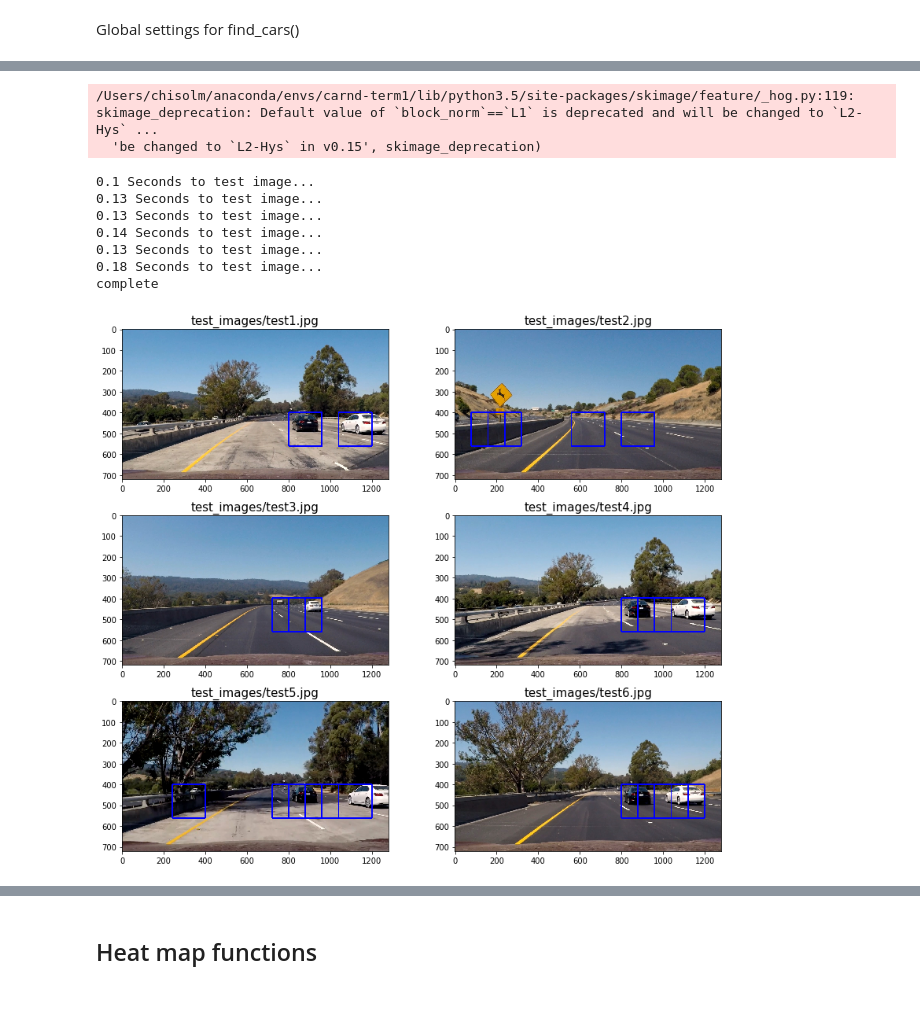
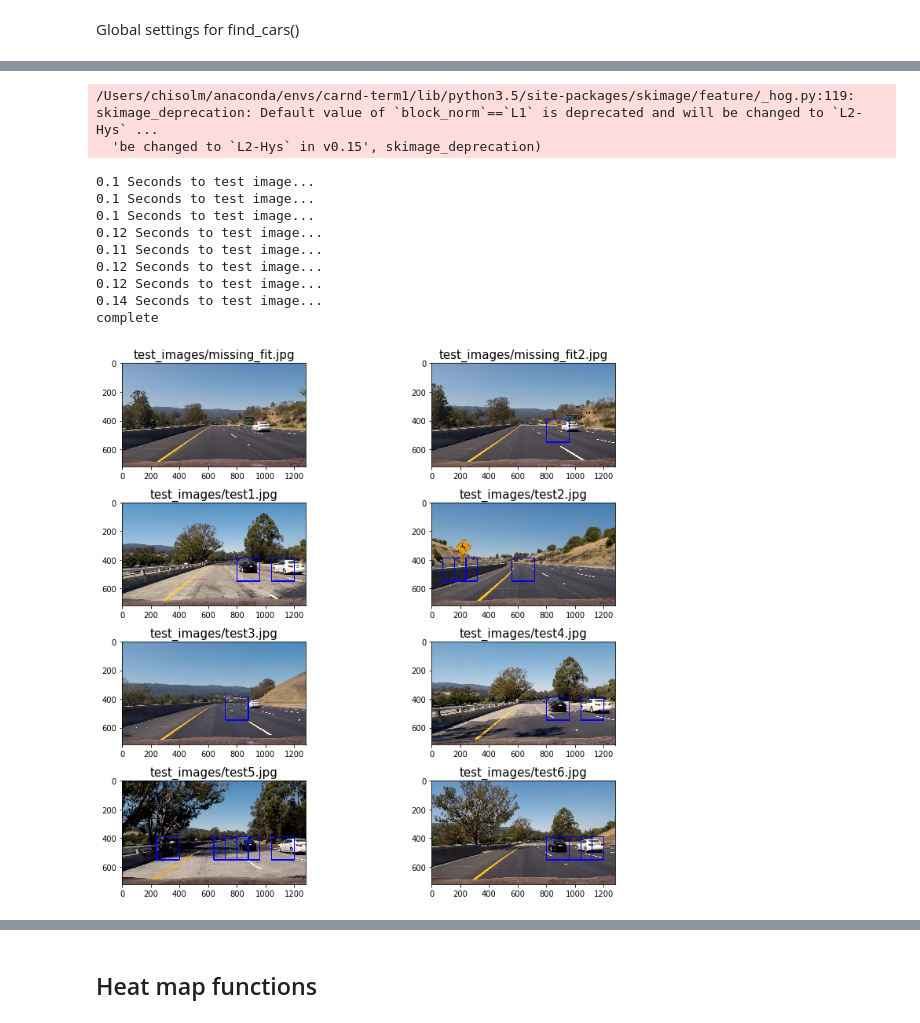
Before and after one commit to chisolm/CarND-Vehicle-Detection, a Jupyter notebook: Vehicle_Detection.ipynb, the cells around one changed output, grey strips where cells are left out. Cells and saved outputs as stored; diff of their text form; code cells hidden in the pictures.

```diff
--- a/Vehicle_Detection.ipynb
+++ b/Vehicle_Detection.ipynb
@@ -586,9 +579,14 @@ Fitting 3 folds for each of 8 candidates, totalling 24 fits
 print(clf.best_params_)
 {'C': 0.01, 'kernel': 'linear'}
 # %%
+
 # Use a linear SVC
-#svc = LinearSVC(C=.01)
-svc = SVC(kernel='rbf', gamma=1, C=1)
+#svc = LinearSVC(C=0.01)
+#svc = SVC(kernel='rbf', gamma=1, C=1)
+
+#svc = SVC(kernel='rbf', gamma=.0001, C=10)
+svc = LinearSVC(C=0.01)
+
 # Check the training time for the SVC
 t=time.time()
 svc.fit(X_train, y_train)
@@ -596,5 +594,4 @@ t2 = time.time()
 print(round(t2-t, 2), 'Seconds to train SVC...')
 # Check the score of the SVC
 print('Train Accuracy of SVC = ', round(svc.score(X_train, y_train), 4))
-
 print('Test Accuracy of SVC = ', round(svc.score(X_test, y_test), 4))
@@ -601,23 +601,0 @@ print('Test Accuracy of SVC = ', round(svc.score(X_test, y_test), 4))
-# %%
-# Split up data into randomized training and test sets
-rand_state = np.random.randint(0, 100)
-rand_state=41
-
-X_train, X_test, y_train, y_test = train_test_split(
-    scaled_X, y, test_size=0.2, random_state=rand_state)
-
-print('Using:',orient,'orientations',pix_per_cell,
-    'pixels per cell and', cell_per_block,'cells per block')
-print('Feature vector length:', len(X_train[0]))
-# Use a linear SVC
-#svc = LinearSVC(C=0.01)
-svc = SVC(kernel='rbf', gamma=.0001, C=10)
-
-# Check the training time for the SVC
-t=time.time()
-svc.fit(X_train, y_train)
-t2 = time.time()
-print(round(t2-t, 2), 'Seconds to train SVC...')
-# Check the score of the SVC
-print('Train Accuracy of SVC = ', round(svc.score(X_train, y_train), 4))
-print('Test Accuracy of SVC = ', round(svc.score(X_test, y_test), 4))
@@ -735,10 +708,12 @@ def_start = 390
 def_stop = 656
 scale = 1.5
 
-slideparam = [[1.0, def_start, 530], [1.5, def_start, 575], [2.0, def_start, 625], [2.5, def_start, 675], [3.0, def_start, 675]]
+#test
+#slideparam = [[0.5, def_start, 530], [1.0, def_start, 530], [1.25, def_start, 575], [1.5, def_start, 575], [1.75, def_start, 625], [2.0, def_start, 625], [2.5, def_start, 675], [3.0, def_start, 675]]
+slideparam = [[0.5, def_start, 530], [1.0, def_start, 530], [1.5, def_start, 575], [2.0, def_start, 625], [2.5, def_start, 675]]
 
 
-img = my_img_read('test_images/test4.jpg')
+img = my_img_read('test_images/missing_fit2.jpg')
 #img = (img * 255).astype(np.uint8)
     #print("find draw 255", np.histogram(draw_img))
 
@@ -802,32 +776,34 @@ plt.show()
 # %%
-f, axarr = plt.subplots(3, 2, figsize=(12, 10))
+f, axarr = plt.subplots(4, 2, figsize=(12, 10))
 
 for i, filename in enumerate(glob.glob('test_images/*.jpg')):
     img = my_img_read(filename)
     #print(np.histogram(img))
 
     #img= img.astype(np.float32)/255
 
     t=time.time()
     out_img = find_cars(img, ystart, ystop, scale, svc, X_scaler, orient, pix_per_cell, cell_per_block, spatial_size, hist_bins)
     t2 = time.time()
     print(round(t2-t, 2), 'Seconds to test image...')
     axarr[i//2,i%2].imshow(out_img)
     axarr[i//2,i%2].set_title(filename, fontsize=15)
 print('complete')
 f.tight_layout()
 plt.show()
 # %% [output]
 /Users/chisolm/anaconda/envs/carnd-term1/lib/python3.5/site-packages/skimage/feature/_hog.py:119: skimage_deprecation: Default value of `block_norm`==`L1` is deprecated and will be changed to `L2-Hys` ...
   'be changed to `L2-Hys` in v0.15', skimage_deprecation)
 0.1 Seconds to test image...
-0.13 Seconds to test image...
-0.13 Seconds to test image...
+0.1 Seconds to test image...
+0.1 Seconds to test image...
+0.12 Seconds to test image...
+0.11 Seconds to test image...
+0.12 Seconds to test image...
+0.12 Seconds to test image...
 0.14 Seconds to test image...
-0.13 Seconds to test image...
-0.18 Seconds to test image...
 complete
-[figure, old version]
+[figure, new version]
 # %%
 img = my_img_read('test_images/test4.jpg')
 #img= img.astype(np.float32)/255
```
Also changed, not shown: parts of 30 cells of this notebook, 3 other files.
